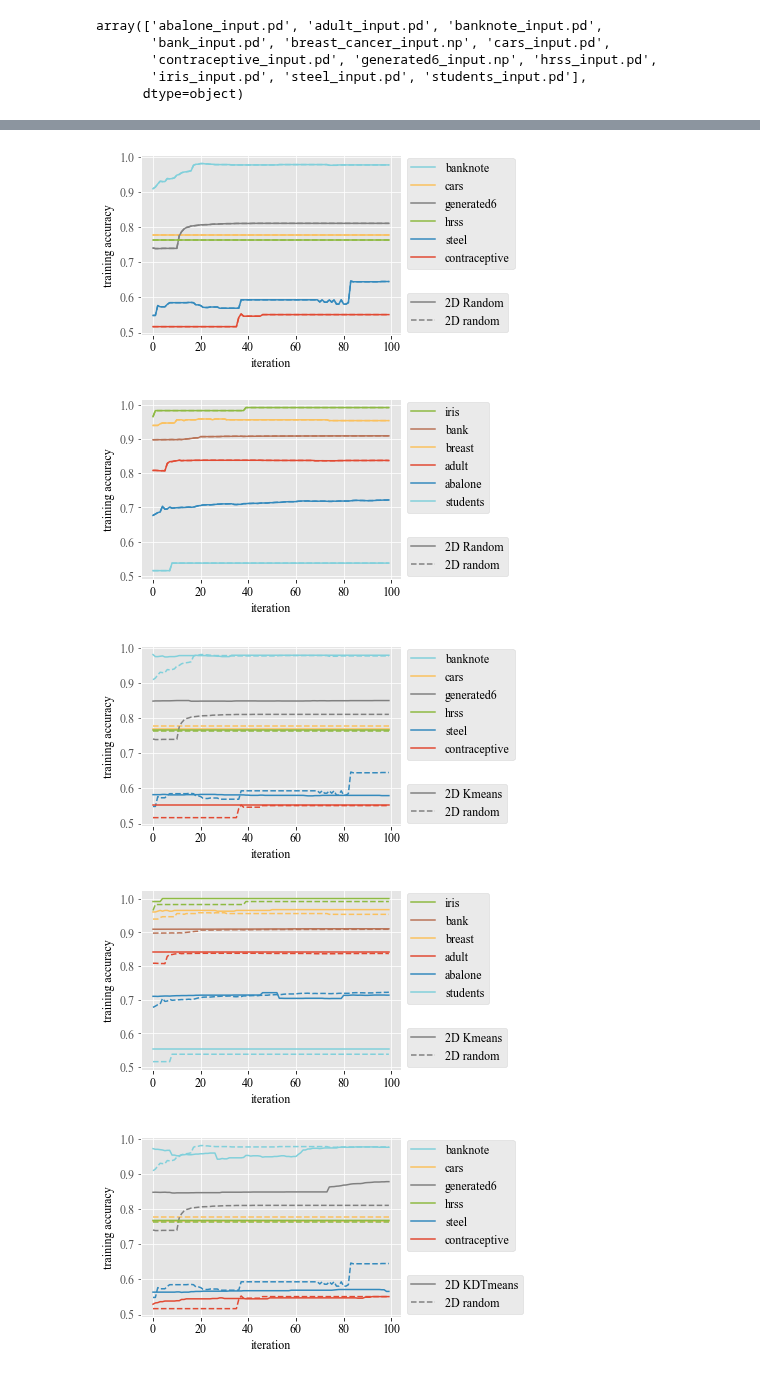
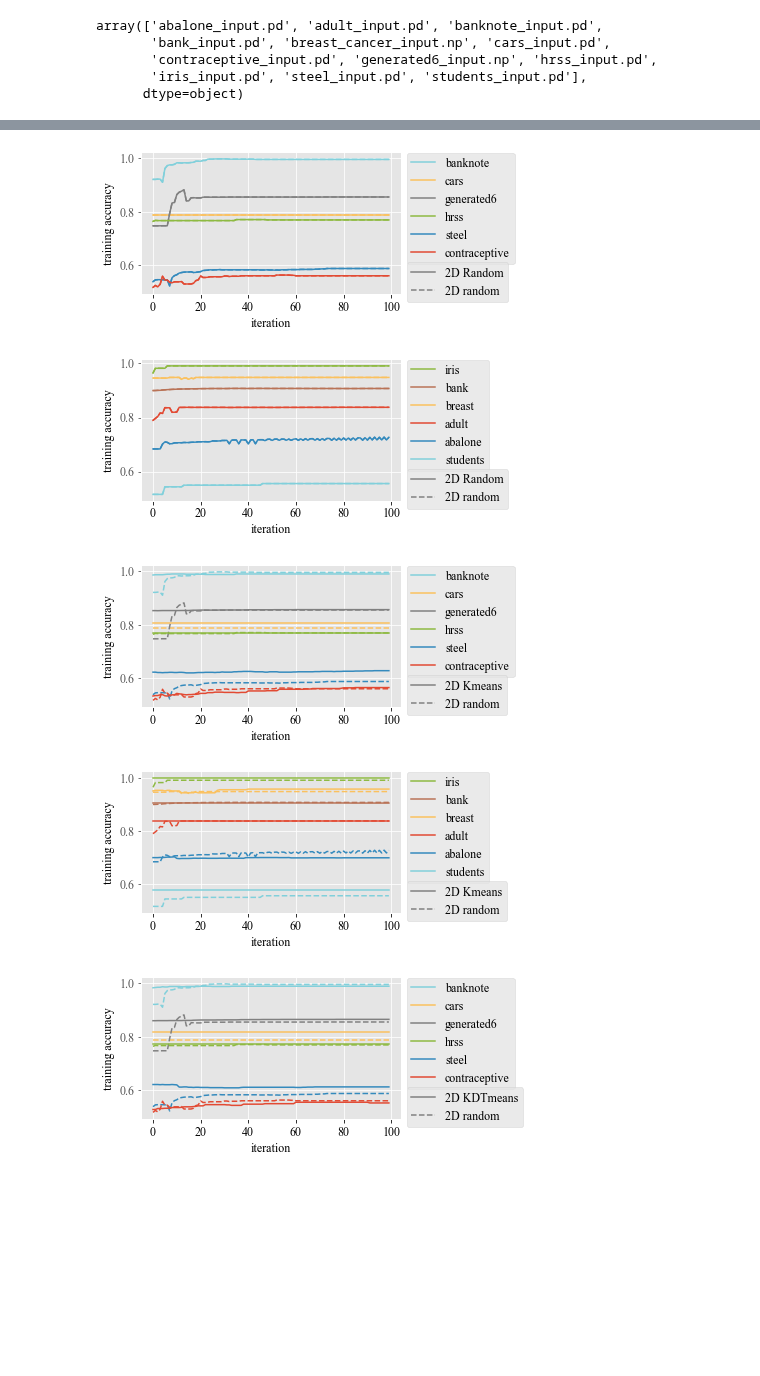
Before and after one commit to simsal0r/mixture-of-decision-trees, a Jupyter notebook: benchmarks/analysis_ex3_initialization_methods.ipynb, the cells around one changed output, grey strips where cells are left out. Cells and saved outputs as stored; diff of their text form; code cells hidden in the pictures; blank space fills up the shorter version.

```diff
--- a/benchmarks/analysis_ex3_initialization_methods.ipynb
+++ b/benchmarks/analysis_ex3_initialization_methods.ipynb
@@ -223,0 +224,14 @@ df_sums
+# %%
+# Clean calculation
+df_sums = pd.DataFrame(init_methods)
+for m in metrics:
+        df_sums[m] = 0
+df_sums.set_index(0,inplace=True)
+
+for dataset in df.dataset:
+    for metric in df_sums.columns:
+        for im in init_methods:
+            df_sums.loc[im, metric] += df[(df.dataset == dataset)][metric.format(im)].values[0] / df[(df.dataset == dataset)][metric.format("Random_init")].values[0] - 1
+
+df_sums = df_sums / len(df.dataset)
+df_sums
@@ -253,7 +279,7 @@ plt.rcParams['text.color'] = COLOR
 plt.rcParams['axes.labelcolor'] = COLOR
 plt.rcParams['xtick.color'] = COLOR
 # %%
-gate_methods = ["feature_importance_lr_max" , "None"]
+gate_methods = ["feature_importance_lda" , "None"]
 init_methods = ["Random_init","Kmeans_init","KDTmeans_init","BGM_init"]
 # %%
 df.dataset.unique()
@@ -339,11 +365,11 @@ for dataset_group in [datasets1, datasets2]:
     for dataset in dataset_group:
         accuracies = []
         for i in range(displayed_iterations):
-            accuracies.append(df[df.dataset == dataset]["feature_importance_lr_max_Random_init_train_i_" + str(i)].values[0])
+            accuracies.append(df[df.dataset == dataset]["feature_importance_lda_Random_init_train_i_" + str(i)].values[0])
         plt.plot(iterations,accuracies,linewidth=1,linestyle='--',color=colormap[dataset])
         accuracies = []
         for i in range(displayed_iterations):
-            accuracies.append(df[df.dataset == dataset]["feature_importance_lr_max_BGM_init_train_i_" + str(i)].values[0])
+            accuracies.append(df[df.dataset == dataset]["feature_importance_lda_BGM_init_train_i_" + str(i)].values[0])
         plt.plot(iterations,accuracies,linewidth=1,linestyle='-',color=colormap[dataset],label=dataset.split("_")[0])
     plt.ylabel("training accuracy", fontsize=12)
     plt.xlabel("iteration", fontsize=12)
@@ -364,6 +390,6 @@ for dataset_group in [datasets1, datasets2]:
 # %%
 def translator(word):
-    if word == "feature_importance_lr_max":
+    if word == "feature_importance_lda":
         return "2D "
     elif word == "None":
         return "f. "
@@ -376,39 +402,40 @@ for gm in gate_methods:
         first_set = True
         for dataset_group in [datasets1, datasets2]:
             if first_set:
                 first_set = False
                 chunk_name = "datasets1"
             else:
                 chunk_name = "datasets2"
 
             displayed_iterations=100
             fig = plt.gcf()
-            fig.set_size_inches(4.65, 3.3)
+            #fig.set_size_inches(4.65, 3.3)
+            fig.set_size_inches(4.65, 2.6)
             iterations = np.arange(displayed_iterations)
             for dataset in dataset_group:
                 accuracies = []
                 for i in range(displayed_iterations):
                     accuracies.append(df[df.dataset == dataset]["{}_Random_init_train_i_".format(gm) + str(i)].values[0])
                 plt.plot(iterations,accuracies,linewidth=1.5,linestyle='--',color=colormap[dataset])
                 accuracies = []
                 for i in range(displayed_iterations):
                     accuracies.append(df[df.dataset == dataset]["{}_{}_train_i_".format(gm,im) + str(i)].values[0])
                 plt.plot(iterations,accuracies,linewidth=1.5,linestyle='-',color=colormap[dataset],label=dataset.split("_")[0])
             plt.ylabel("training accuracy", fontsize=12)
             plt.xlabel("iteration", fontsize=12)
-            l1 = plt.legend(bbox_to_anchor=(1, 1.02), loc="upper left")
+            l1 = plt.legend(bbox_to_anchor=(1, 1.04), loc="upper left")
 
             legend_elements = [Line2D([0], [0], color='grey', linestyle='-', label=translator(gm) + im.split("_")[0] ),
                                Line2D([0], [0], color='grey', linestyle='--', label=translator(gm) + "random")]
             ax = plt.gca()
-            ax.legend(handles=legend_elements, bbox_to_anchor=(1, -0.02), loc="lower left")
+            ax.legend(handles=legend_elements, bbox_to_anchor=(1, -0.1), loc="lower left")
             ax.add_artist(l1)
 
-            plt.savefig("plots/init_methods_{}_{}_{}.pdf".format(gm,im,chunk_name), bbox_inches="tight")
+            #plt.savefig("plots/init_methods_{}_{}_{}.pdf".format(gm,im,chunk_name), bbox_inches="tight")
             plt.show()
 # %% [output]
-[figure, old version]
+[figure, new version]
-[figure, old version]
+[figure, new version]
-[figure, old version]
+[figure, new version]
-[figure, old version]
+[figure, new version]
-[figure, old version]
+[figure, new version]
```
Also changed, not shown: parts of 16 cells of this notebook, 22 other files.
